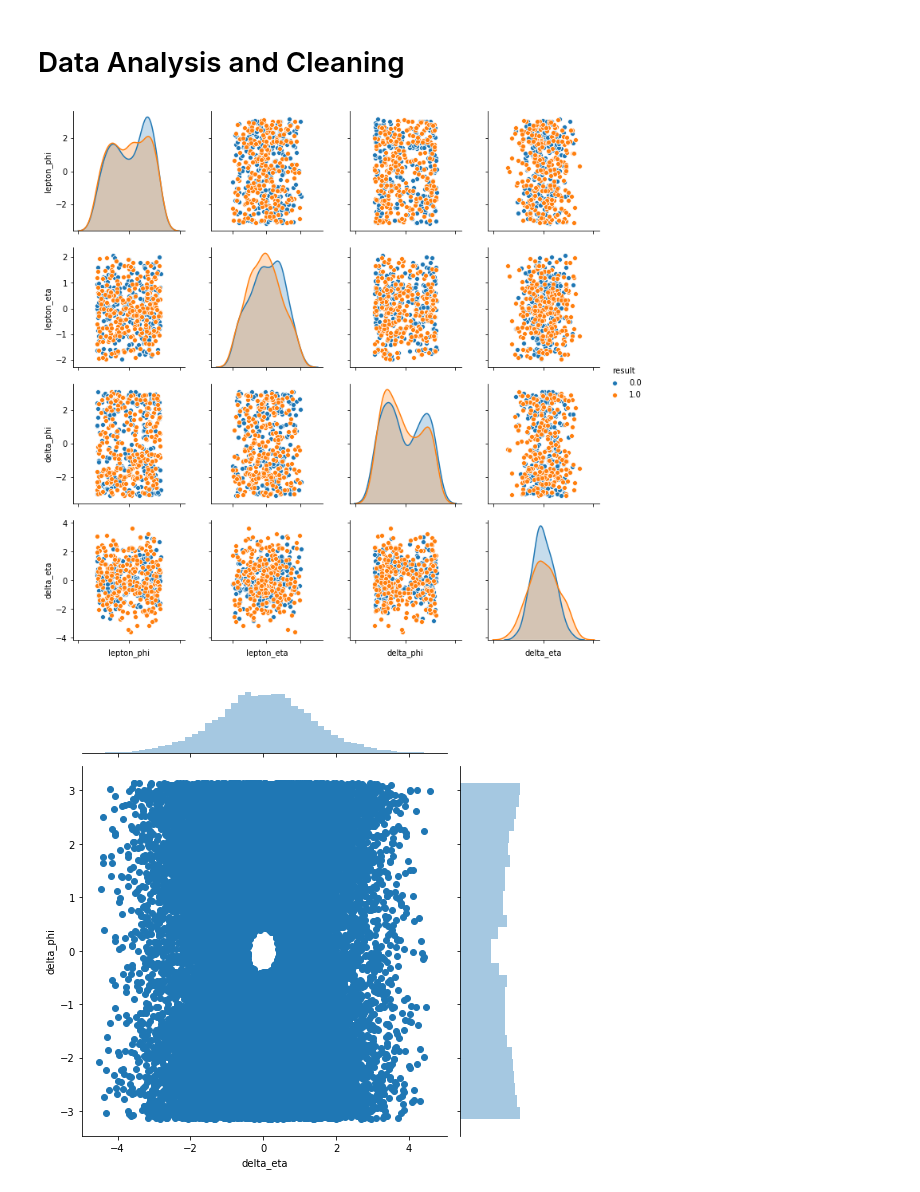
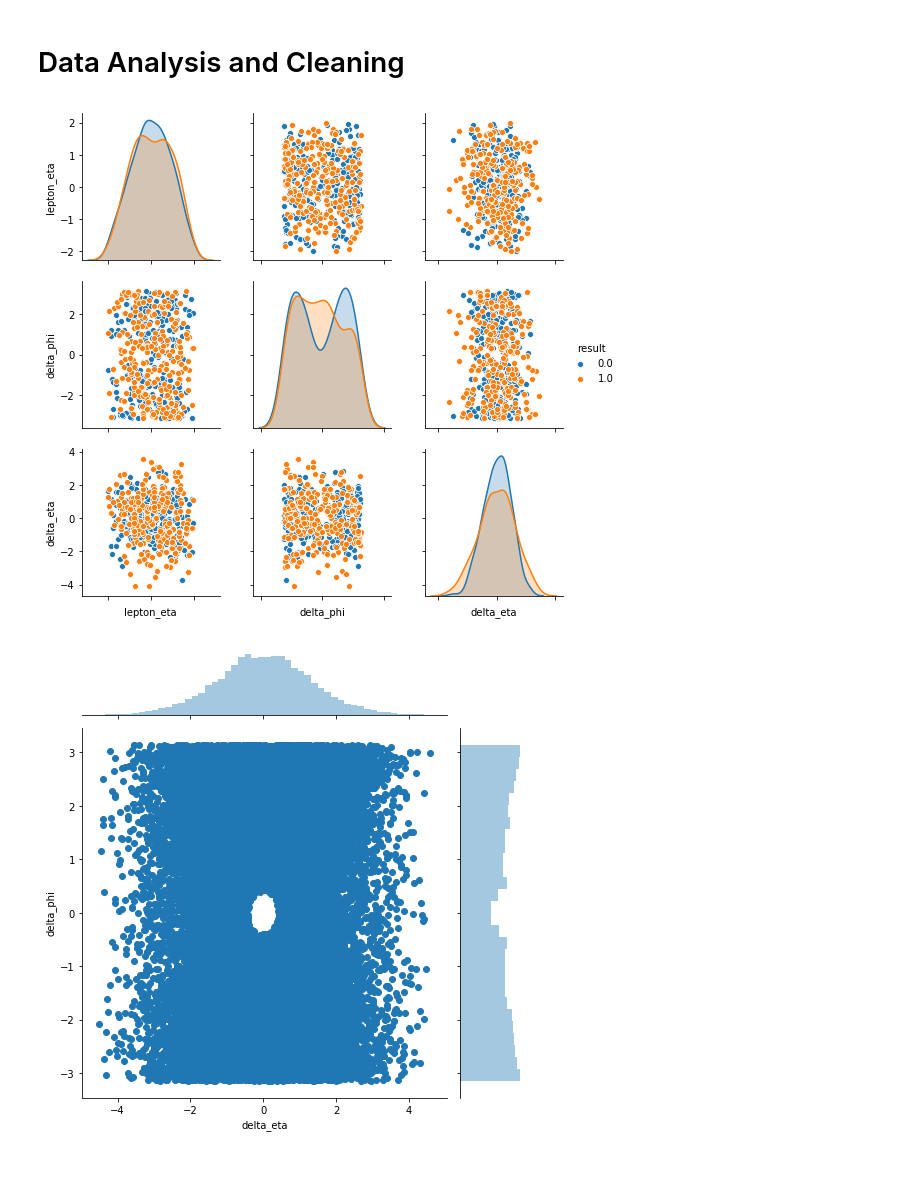
Before and after one commit to kevinyang372/HYU_PH, a Jupyter notebook: Root_explorer.ipynb, the cells around one changed output. Cells and saved outputs as stored; diff of their text form; code cells hidden in the pictures; blank space fills up the shorter version.

```diff
--- a/Root_explorer.ipynb
+++ b/Root_explorer.ipynb
@@ -219,10 +419,10 @@ def get_delta_R(df,column1, column2, column3, column4):
     delta_R = [math.sqrt(df[column1][i] - df[column2][i])**2 + (df[column3][i] - df[column4][i])**2 for i in range(len(df[column1]))]
     return delta_R
 # %%
-g = sns.pairplot(full_train_res.sample(500), vars=["lepton_phi","lepton_eta","delta_phi","delta_eta"], hue="result")
+g = sns.pairplot(full_train_res.sample(500), vars=["lepton_eta","delta_phi","delta_eta"], hue="result")
 g.set(xticklabels=[]);
 # %% [output]
-[figure, old version]
+[figure, new version]
 # %%
 sns.jointplot(full_train_res.delta_eta, full_train_res.delta_phi, kind="scatter", height=7)
 plt.show()
```
Also changed, not shown: parts of 21 cells of this notebook.
